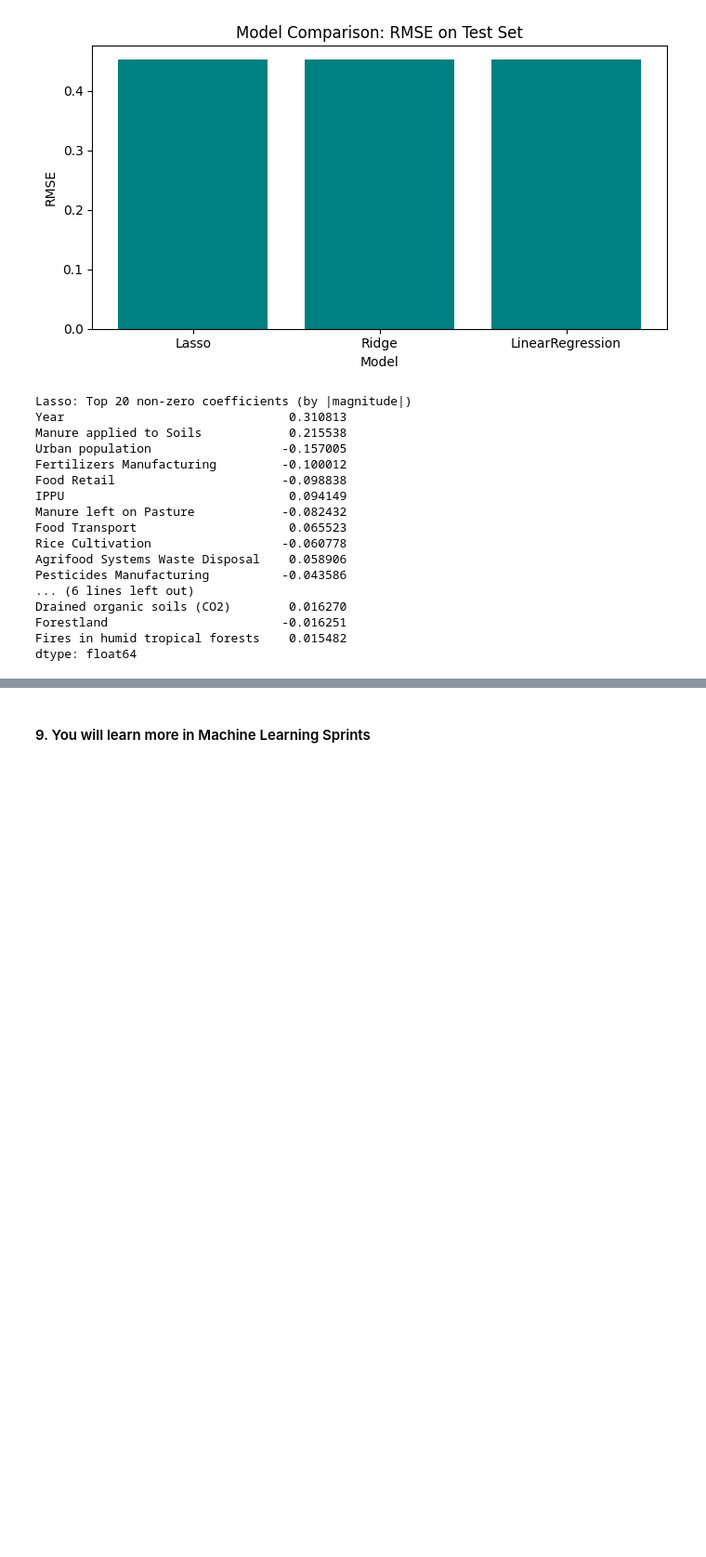
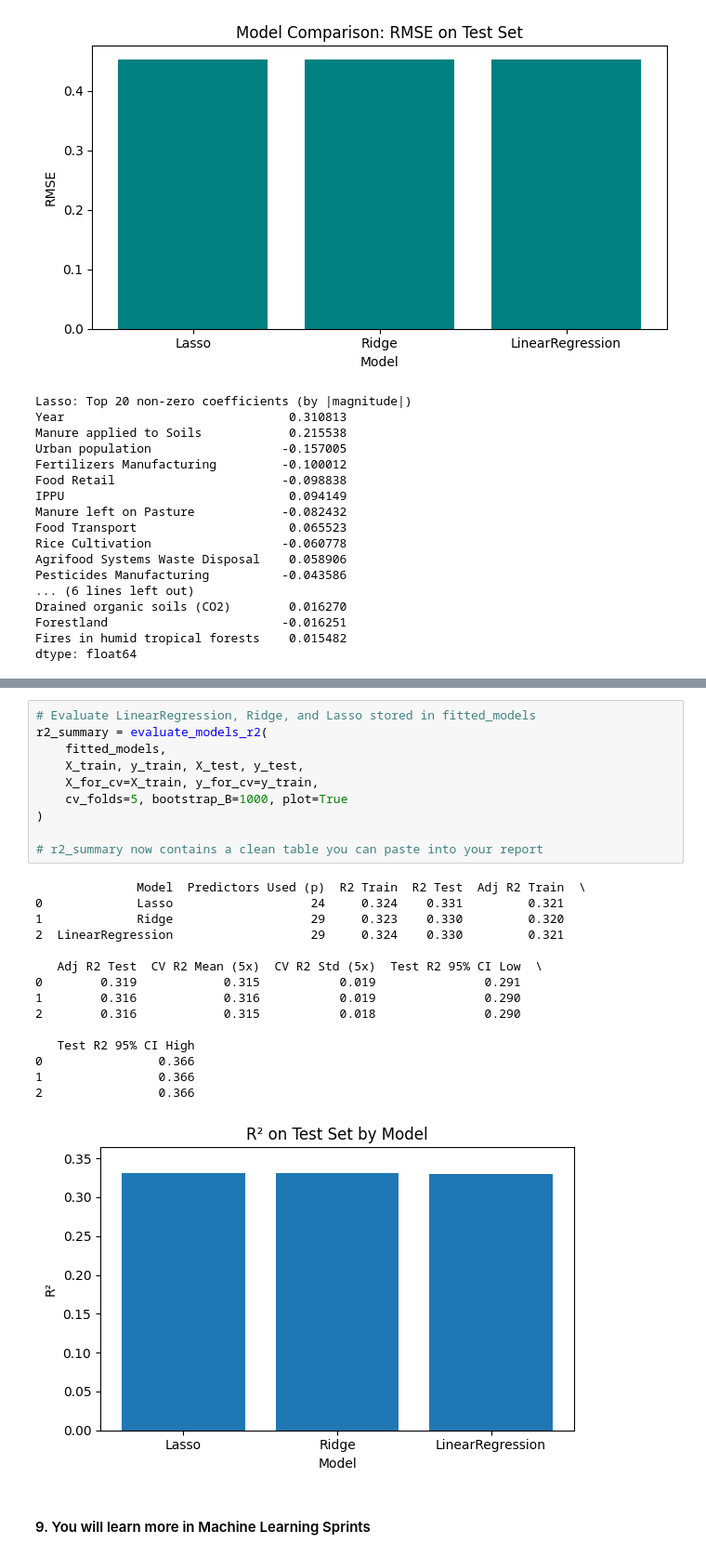
Before and after one commit to AlanJDean/2401PTDS_Regression_Project, a Jupyter notebook: Project starting point.ipynb, the cells around one changed output, grey strips where cells are left out. Shown: that part at 93% size. Drawn from its saved outputs; the diff is of its cells as text; blank space fills up the shorter version.

```diff
--- a/Project starting point.ipynb
+++ b/Project starting point.ipynb
@@ -988,3 +1078,29 @@ dtype: float64
+# %%
+# Evaluate LinearRegression, Ridge, and Lasso stored in fitted_models
+r2_summary = evaluate_models_r2(
+    fitted_models,
+    X_train, y_train, X_test, y_test,
+    X_for_cv=X_train, y_for_cv=y_train,
+    cv_folds=5, bootstrap_B=1000, plot=True
+)
+
+# r2_summary now contains a clean table you can paste into your report
+# %% [output]
+              Model  Predictors Used (p)  R2 Train  R2 Test  Adj R2 Train  \
+0             Lasso                   24     0.324    0.331         0.321
+1             Ridge                   29     0.323    0.330         0.320
+2  LinearRegression                   29     0.324    0.330         0.321
+
+   Adj R2 Test  CV R2 Mean (5x)  CV R2 Std (5x)  Test R2 95% CI Low  \
+0        0.319            0.315           0.019               0.291
+1        0.316            0.316           0.019               0.290
+2        0.316            0.315           0.018               0.290
+
+   Test R2 95% CI High
+0                0.366
+1                0.366
+2                0.366
+[figure, added]
 # %% [markdown]
 #### 9. You will learn more in Machine Learning Sprints <a class="anchor" id="chapter9"></a>
 # %% [markdown]
```
Also changed, not shown: parts of 8 cells of this notebook.
